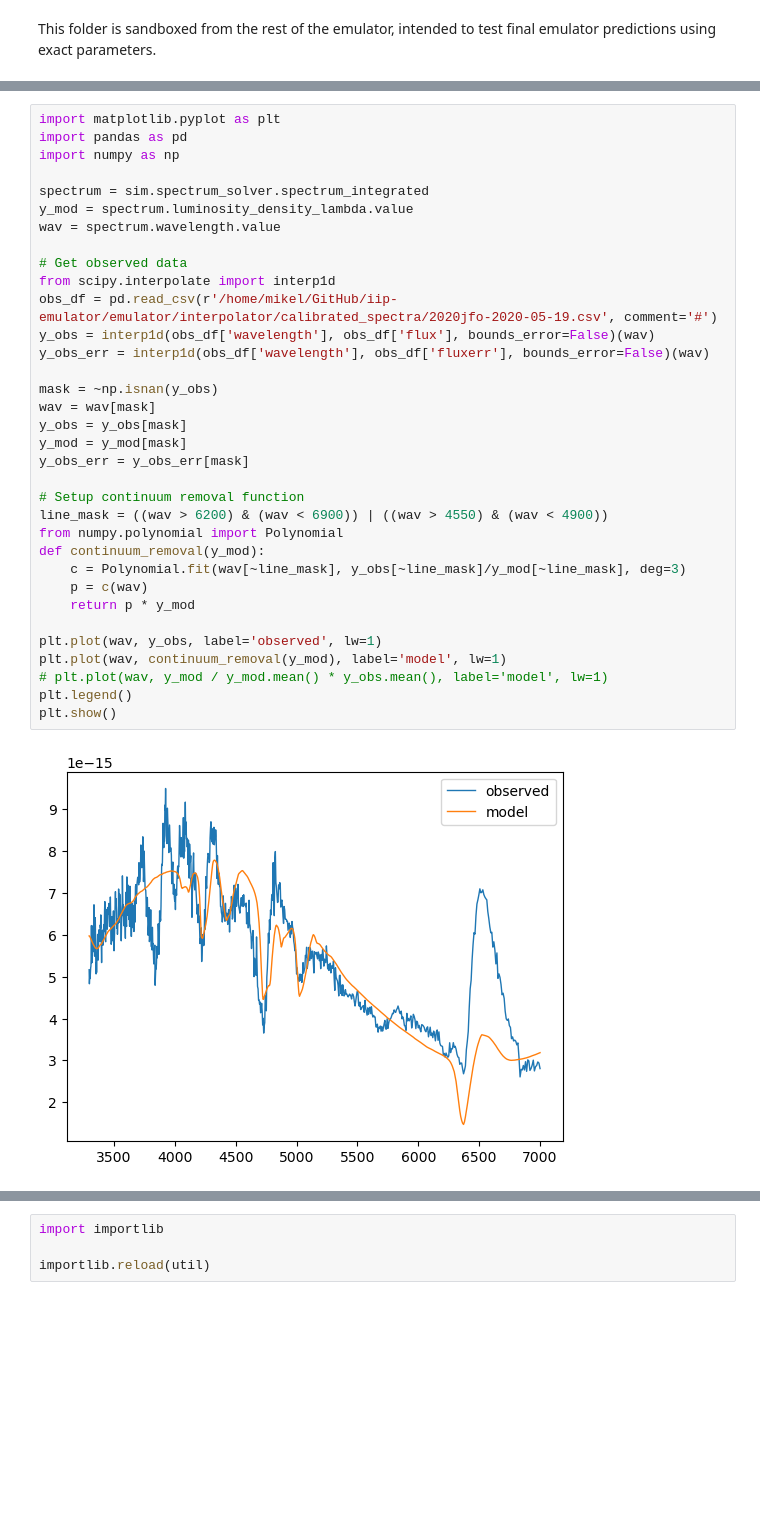
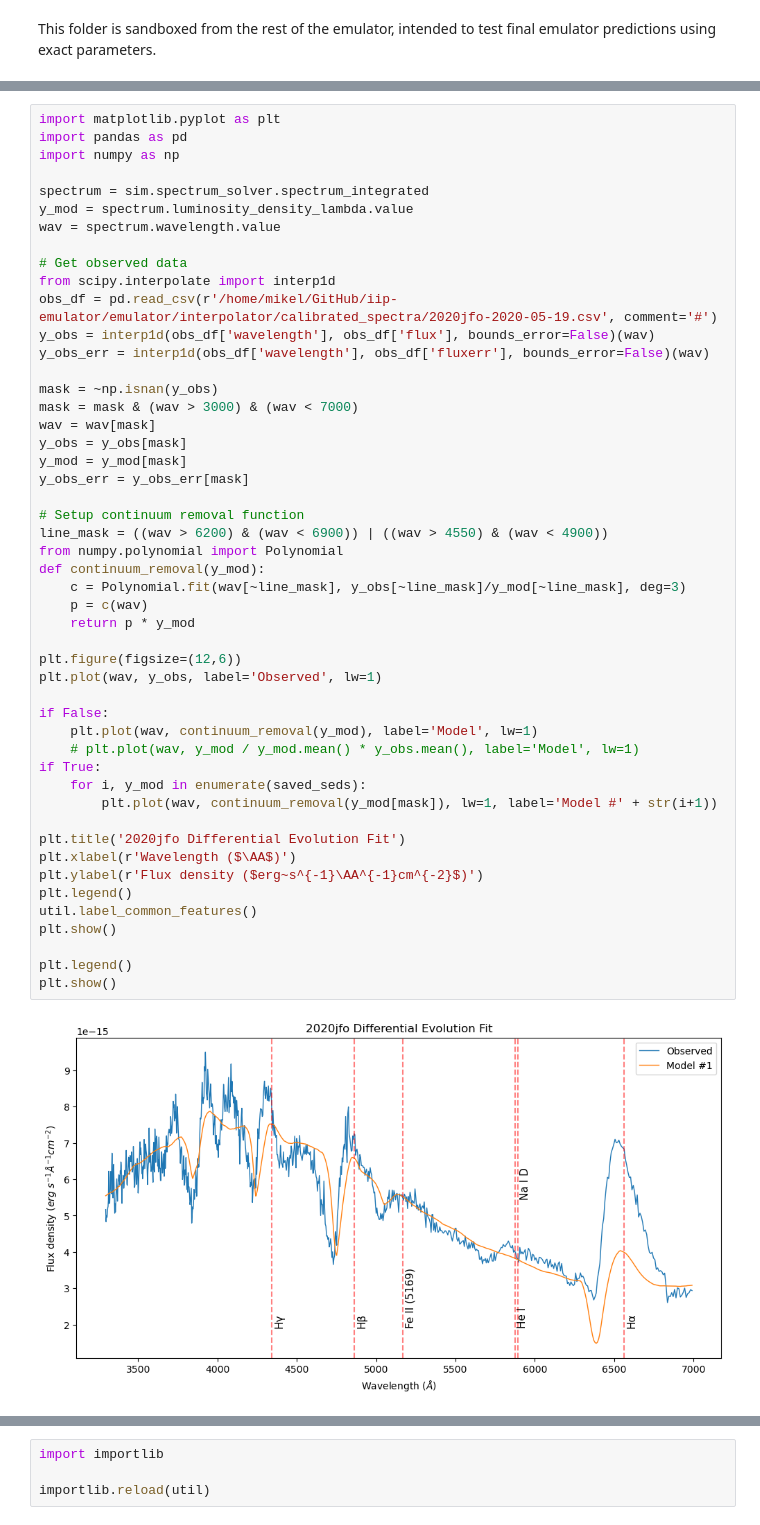
Before and after one commit to MichaelLukaszyk/iip-emulator, a Jupyter notebook: emulator/sandbox/tardis/tardis.ipynb, the cells around one changed output, grey strips where cells are left out. Drawn from its saved outputs; the diff is of its cells as text; blank space fills up the shorter version.

```diff
--- a/emulator/sandbox/tardis/tardis.ipynb
+++ b/emulator/sandbox/tardis/tardis.ipynb
@@ -77,34 +114,49 @@ import matplotlib.pyplot as plt
 import pandas as pd
 import numpy as np
 
 spectrum = sim.spectrum_solver.spectrum_integrated
 y_mod = spectrum.luminosity_density_lambda.value
 wav = spectrum.wavelength.value
 
 # Get observed data
 from scipy.interpolate import interp1d
 obs_df = pd.read_csv(r'/home/mikel/GitHub/iip-emulator/emulator/interpolator/calibrated_spectra/2020jfo-2020-05-19.csv', comment='#')
 y_obs = interp1d(obs_df['wavelength'], obs_df['flux'], bounds_error=False)(wav)
 y_obs_err = interp1d(obs_df['wavelength'], obs_df['fluxerr'], bounds_error=False)(wav)
 
 mask = ~np.isnan(y_obs)
+mask = mask & (wav > 3000) & (wav < 7000)
 wav = wav[mask]
 y_obs = y_obs[mask]
 y_mod = y_mod[mask]
 y_obs_err = y_obs_err[mask]
 
 # Setup continuum removal function
 line_mask = ((wav > 6200) & (wav < 6900)) | ((wav > 4550) & (wav < 4900))
 from numpy.polynomial import Polynomial
 def continuum_removal(y_mod):
     c = Polynomial.fit(wav[~line_mask], y_obs[~line_mask]/y_mod[~line_mask], deg=3)
     p = c(wav)
     return p * y_mod
 
-plt.plot(wav, y_obs, label='observed', lw=1)
-plt.plot(wav, continuum_removal(y_mod), label='model', lw=1)
-# plt.plot(wav, y_mod / y_mod.mean() * y_obs.mean(), label='model', lw=1)
+plt.figure(figsize=(12,6))
+plt.plot(wav, y_obs, label='Observed', lw=1)
+
+if False:
+    plt.plot(wav, continuum_removal(y_mod), label='Model', lw=1)
+    # plt.plot(wav, y_mod / y_mod.mean() * y_obs.mean(), label='Model', lw=1)
+if True:
+    for i, y_mod in enumerate(saved_seds):
+        plt.plot(wav, continuum_removal(y_mod[mask]), lw=1, label='Model #' + str(i+1))
+
+plt.title('2020jfo Differential Evolution Fit')
+plt.xlabel(r'Wavelength ($\AA$)')
+plt.ylabel(r'Flux density ($erg~s^{-1}\AA^{-1}cm^{-2}$)')
+plt.legend()
+util.label_common_features()
+plt.show()
+
 plt.legend()
 plt.show()
 # %% [output]
-[figure, old version]
+[figure, new version]
```
Also changed, not shown: parts of 12 cells of this notebook, 10 other files.
